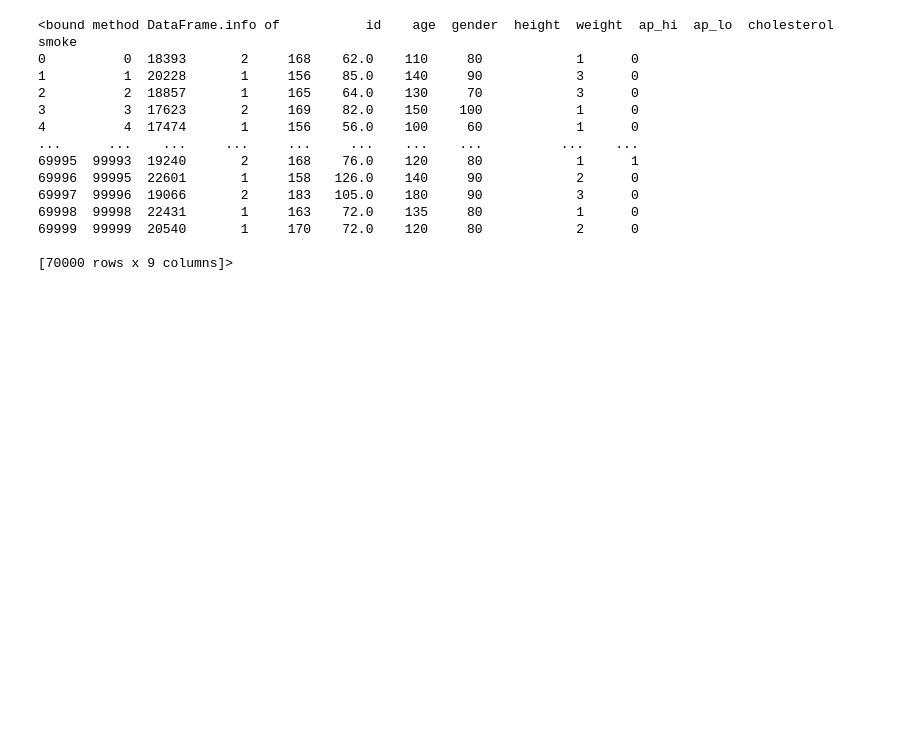
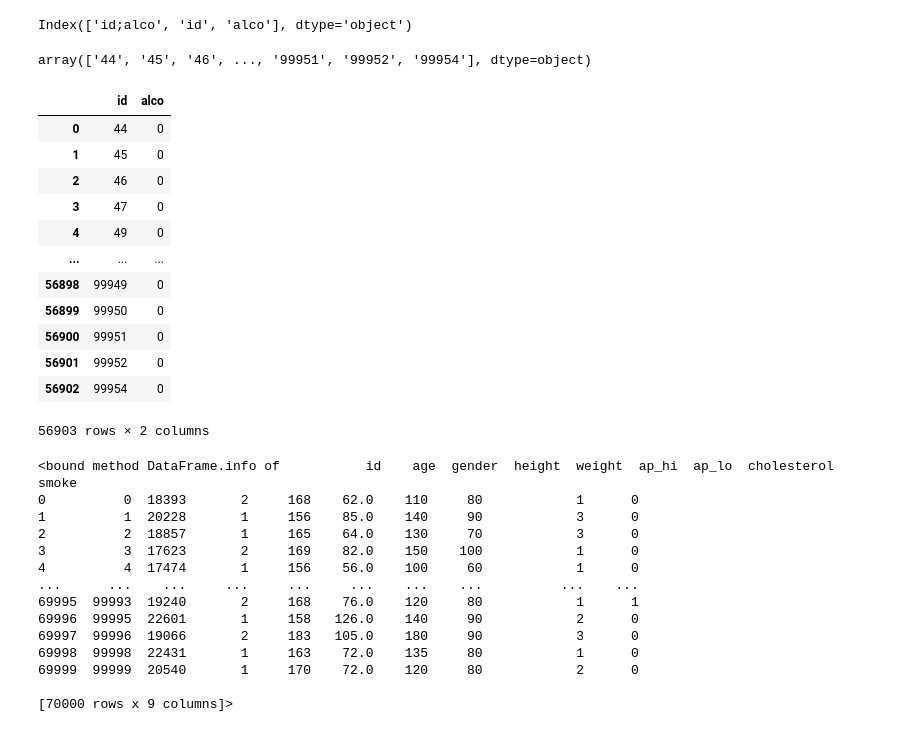
Before and after one commit to zadmainda/covid-MiniDataset, a Jupyter notebook: cardio_base.ipynb, the cells around one changed output. Drawn from its saved outputs; the diff is of its cells as text; code cells hidden in the pictures; blank space fills up the shorter version.

```diff
--- a/cardio_base.ipynb
+++ b/cardio_base.ipynb
@@ -9,3 +9,5 @@ import datetime
 %matplotlib inline
 # %%
 df = pd.read_csv('cardio_base.csv')
+# %%
+df2 = pd.read_csv('cardio_alco.csv')
@@ -11,0 +18,3 @@ df = pd.read_csv('cardio_base.csv')
+# %%
+#Split df2 into 22 columns
+df2[['id', 'alco']]= df2['id;alco'].str.split(';', expand=True)
@@ -11,0 +30,4 @@ df = pd.read_csv('cardio_base.csv')
+# %%
+df2.columns
+# %% [output]
+Index(['id;alco', 'id', 'alco'], dtype='object')
@@ -11,0 +36,4 @@ df = pd.read_csv('cardio_base.csv')
+# %%
+df2.id.unique()
+# %% [output]
+array(['44', '45', '46', ..., '99951', '99952', '99954'], dtype=object)
@@ -12,3 +42,19 @@ df = pd.read_csv('cardio_base.csv')
+# %%
+df2
+# %% [output]
+|  | id | alco |
+| 0 | 44 | 0 |
+| 1 | 45 | 0 |
+| 2 | 46 | 0 |
+| 3 | 47 | 0 |
+| 4 | 49 | 0 |
+| ... | ... | ... |
+| 56898 | 99949 | 0 |
+| 56899 | 99950 | 0 |
+| 56900 | 99951 | 0 |
+| 56901 | 99952 | 0 |
+| 56902 | 99954 | 0 |
+56903 rows × 2 columns
 # %%
 df.info
 # %% [output]
```
Also changed, not shown: parts of 19 cells of this notebook.
